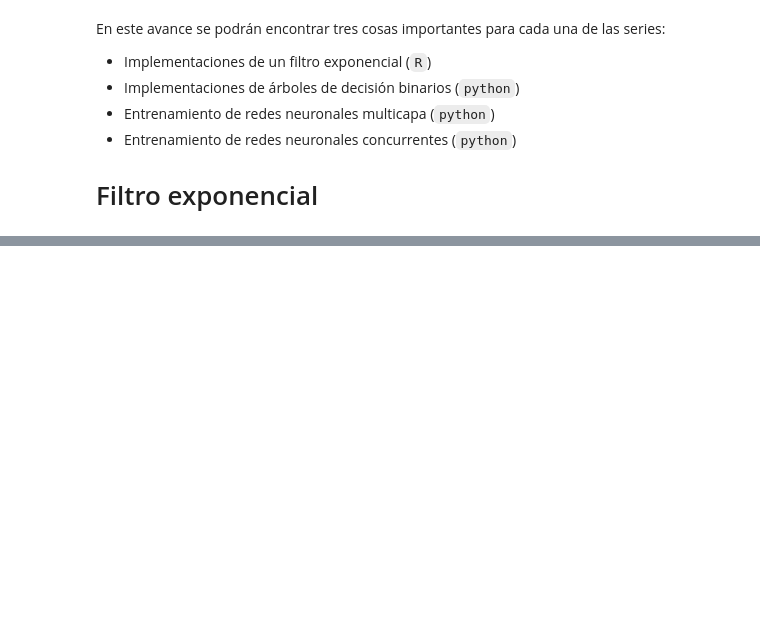
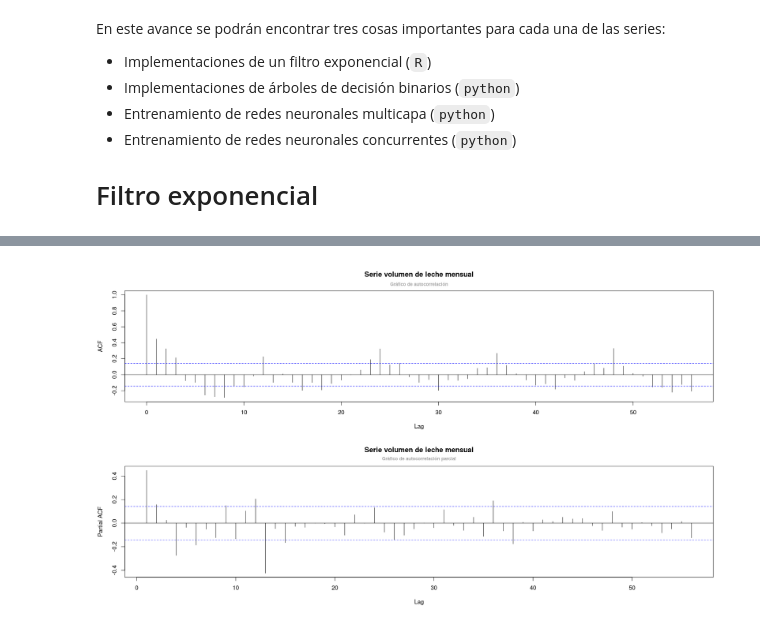
Before and after one commit to Mendivenson/Series-de-tiempo, a Jupyter notebook: Avance 2.ipynb, the cells around one changed output, grey strips where cells are left out. Drawn from its saved outputs; the diff is of its cells as text; code cells hidden in the pictures; blank space fills up the shorter version.

```diff
--- a/Avance 2.ipynb
+++ b/Avance 2.ipynb
@@ -107,0 +107,13 @@ pandas.core.frame.DataFrame
+# %%
+%%R -w 18 -h 10 --units in -r 100
+par(mfrow = c(2,1))
+
+# Autocorrelación
+acf(leche$NACIONAL, lag.max = 56, main = 'Serie volumen de leche mensual')
+mtext(bquote(bold('Gráfico de autocorrelación')), side = 3, line = 0.5, adj = 0.5, cex = 0.8, col = 'darkgray')
+
+# Autocorrelación parcial
+pacf(leche$NACIONAL, lag.max = 56, main = 'Serie volumen de leche mensual')
+mtext(bquote(bold('Gráfico de autocorrelación parcial')), side = 3, line = 0.5, adj = 0.5, cex = 0.8, col = 'darkgray')
+# %% [output]
+[figure, added]
```
Also changed, not shown: parts of 12 cells of this notebook.
